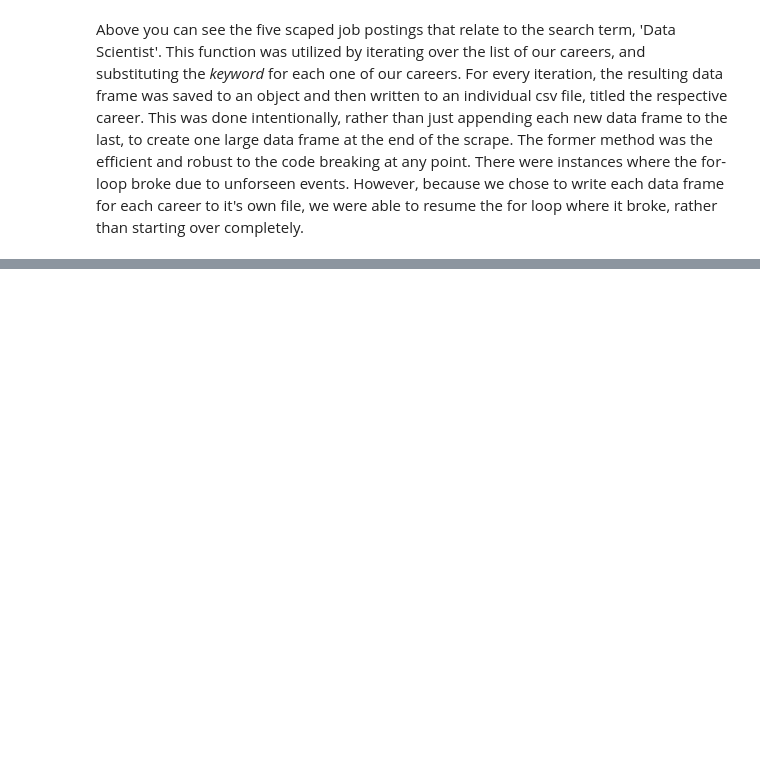
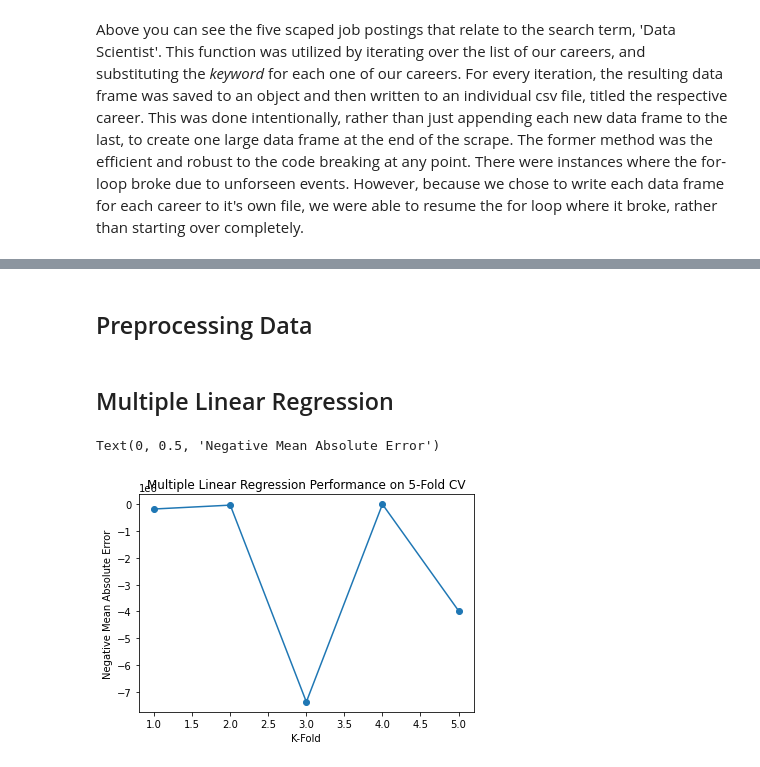
Before and after one commit to yiannimercer/career_salary_estimator, a Jupyter notebook: Final Project Report.ipynb, the cells around one changed output, grey strips where cells are left out. Saved outputs shown, nothing was run; the diff lists cells and outputs as text; code cells hidden in the pictures; blank space fills up the shorter version.

```diff
--- a/Final Project Report.ipynb
+++ b/Final Project Report.ipynb
@@ -59,0 +206,37 @@ You
+# %% [markdown]
+## Preprocessing Data
+# %%
+import pandas as pd
+import matplotlib.pyplot as plt
+import numpy as np
+
+df = pd.read_csv("eda_data.csv") # data frame we saved after the various transformations we conducted earlier
+
+df_model = df[['avg_salary','Rating','Size','Type of ownership','Industry','Sector','Revenue','employer_provided','job_state','age',
+               'simplified_job_title','seniority']] ## Grab all columns that will be in our model
+
+# Get Dummy Data
+df_dum = pd.get_dummies(df_model)
+
+from sklearn.model_selection import train_test_split
+
+X = df_dum.drop('avg_salary',axis = 1) # Independent Variables
+y = df_dum.avg_salary.values # Dependent Variable
+
+# Train test split, with a test size of 20%
+X_train, X_test, y_train, y_test = train_test_split(X,y,test_size = 0.2, random_state = 111)
+# %% [markdown]
+## Multiple Linear Regression
+# %%
+# Multiple Linear Regression
+from sklearn.linear_model import LinearRegression, Lasso
+from sklearn.model_selection import cross_val_score
+
+lm = LinearRegression()
+lm.fit(X_train, y_train)
+
+lm_cv = cross_val_score(lm,X_train,y_train, scoring = 'neg_mean_absolute_error', cv= 5)
+np.mean(lm_cv)
+# %% [output]
+Text(0, 0.5, 'Negative Mean Absolute Error')
+[figure, added]
```
Also changed, not shown: parts of 53 cells of this notebook, 5 other files.
